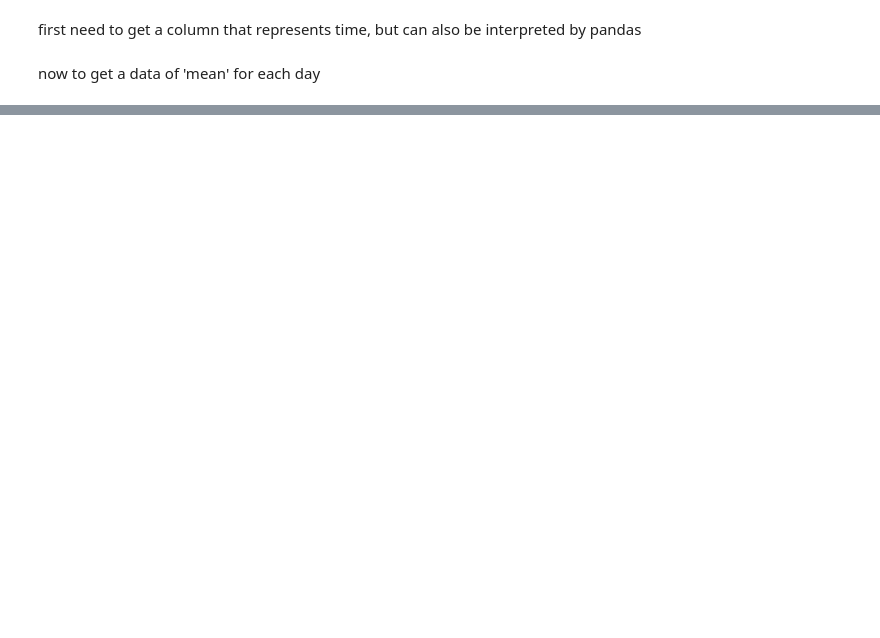
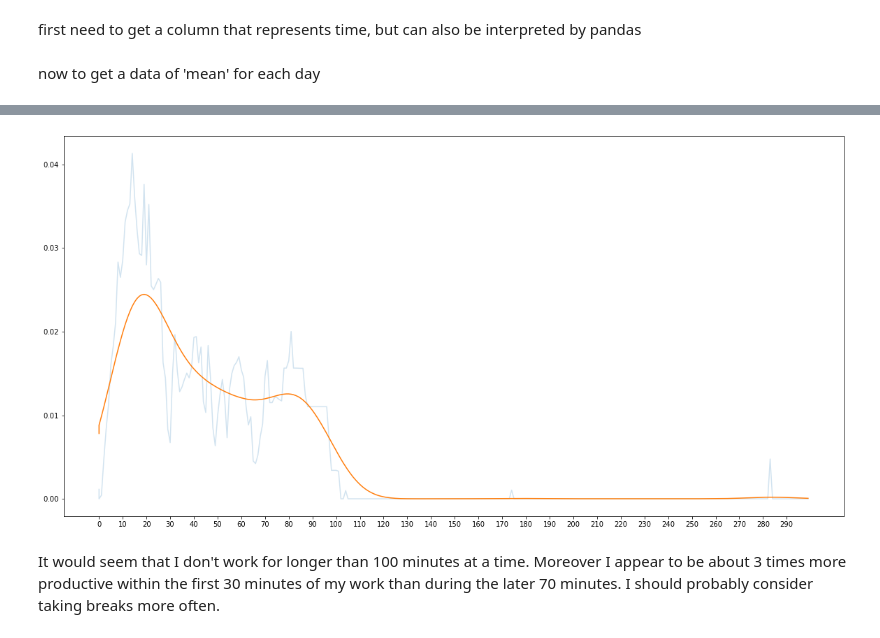
Before and after one commit to janskorupski/selfTracking, a Jupyter notebook: Example of usage.ipynb, the cells around one changed output, grey strips where cells are left out. Saved outputs shown, nothing was run; the diff lists cells and outputs as text; code cells hidden in the pictures; blank space fills up the shorter version.

```diff
--- a/Example of usage.ipynb
+++ b/Example of usage.ipynb
@@ -136,0 +169,2 @@ hour
+# %%
+data.loc[:,"last_rest"] = 1 - data.loc[:,"resting"]*data.loc[:,"is_block"]
@@ -136,0 +186,17 @@ hour
+# %%
+rest_data = data[data.last_rest < 60*5].groupby("last_rest").mean()
+# %%
+fig, ax = plt.subplots()
+
+kernel = [ stat.norm.pdf(i*0.1)*0.1 for i in range(-30,30)]
+smoothed_words = np.convolve( rest_data.words_per_second , kernel , "same" )
+
+fig.set_size_inches(20,10)
+ax.plot( rest_data.index , rest_data.words_per_second, alpha = 0.2)
+ax.plot( rest_data.index , smoothed_words )
+
+ax.set_xticks( [ i*10 for i in range(30) ] );
+# %% [output]
+[figure, added]
+# %% [markdown]
+It would seem that I don't work for longer than 100 minutes at a time. Moreover I appear to be about 3 times more productive within the first 30 minutes of my work than during the later 70 minutes. I should probably consider taking breaks more often.
```
Also changed, not shown: parts of 29 cells of this notebook.
